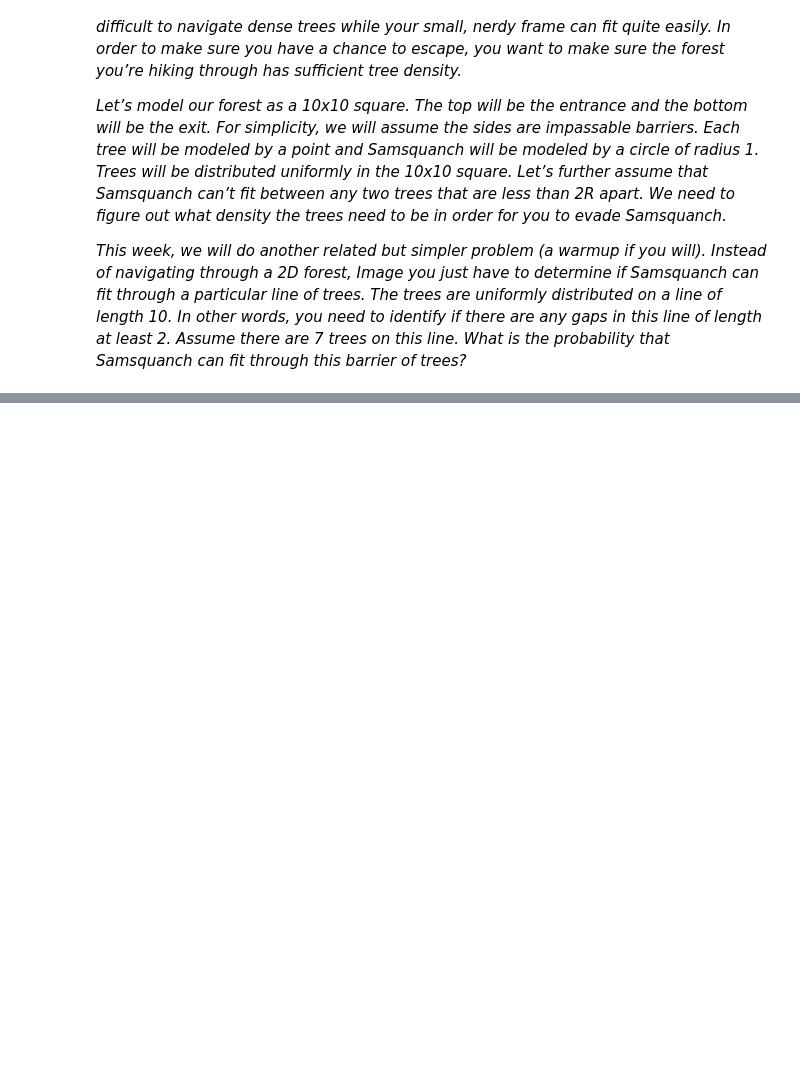
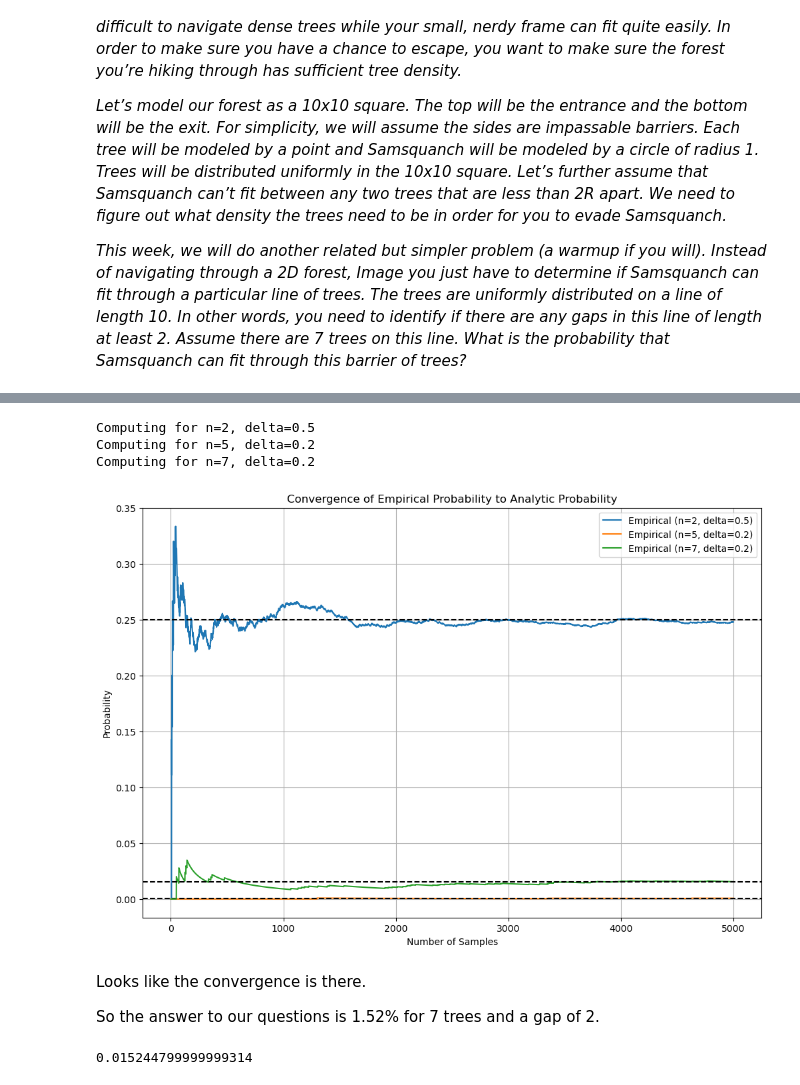
Before and after one commit to xavierdurawa/XPC, a Jupyter notebook: 09-08-24/09-08-24.ipynb, the cells around one changed output, grey strips where cells are left out. Saved outputs shown, nothing was run; the diff lists cells and outputs as text; code cells hidden in the pictures; blank space fills up the shorter version.

```diff
--- a/09-08-24/09-08-24.ipynb
+++ b/09-08-24/09-08-24.ipynb
@@ -128,0 +209,74 @@ I need some more time to figure this out! Updates will be forthcoming!
+# %%
+import numpy as np
+import matplotlib.pyplot as plt
+import math
+
+# Custom comb function using factorial
+def comb(n, k):
+    return math.factorial(n) // (math.factorial(k) * math.factorial(n - k))
+
+# Function to compute the analytical probability
+def analytic_probability(n, delta):
+    total_sum = 0
+    for k in range(int(1 / delta) + 1):
+        term = (-1) ** k * comb(n + 1, k) * (1 - k * delta) ** n
+        total_sum += term
+    return total_sum
+
+# Function to empirically estimate the probability
+def empirical_probability(n, delta, num_samples):
+    count = 0
+    probabilities = []
+    for i in range(1, num_samples + 1):
+        # Generate n uniform random variables and sort them
+        points = np.sort(np.random.uniform(0, 1, n))
+        # Include the endpoints 0 and 1
+        points = np.concatenate(([0], points, [1]))
+        # Calculate the differences (gaps)
+        gaps = np.diff(points)
+        # Check if the maximum gap is less than or equal to delta
+        if np.max(gaps) <= delta:
+            count += 1
+        # Store the empirical probability after each sample
+        probabilities.append(count / i)
+    return probabilities
+
+# Parameters to explore
+n_values = [2, 5, 7]  # Different n values
+delta_values = [0.5, 0.2, 0.2]  # Different delta values
+num_samples = 5000  # Number of samples to run
+
+# Plotting the convergence of empirical results compared to the analytic ones
+plt.figure(figsize=(12, 8))
+
+for n, delta in zip(n_values, delta_values):
+    print(f'Computing for n={n}, delta={delta}')
+    # Compute the analytic probability
+    analytic_result = analytic_probability(n, delta)
+    # Compute the empirical probability over time
+    empirical_results = empirical_probability(n, delta, num_samples)
+    # Plot the empirical probabilities over time
+    plt.plot(range(1, num_samples + 1), empirical_results, label=f'Empirical (n={n}, delta={delta})')
+    # Plot the analytic result as a horizontal line, without duplicate labels
+    plt.axhline(y=analytic_result, color='k', linestyle='--')
+
+# Make sure only the empirical probabilities are in the legend
+plt.xlabel('Number of Samples')
+plt.ylabel('Probability')
+plt.title('Convergence of Empirical Probability to Analytic Probability')
+plt.legend(loc='best')
+plt.grid(True)
+plt.show()
+# %% [output]
+Computing for n=2, delta=0.5
+Computing for n=5, delta=0.2
+Computing for n=7, delta=0.2
+[figure, added]
+# %% [markdown]
+Looks like the convergence is there.
+
+So the answer to our questions is 1.52% for 7 trees and a gap of 2.
+# %%
+print(analytic_probability(7, .2))
+# %% [output]
+0.015244799999999314
```
Also changed, not shown: parts of 1 cell of this notebook.
